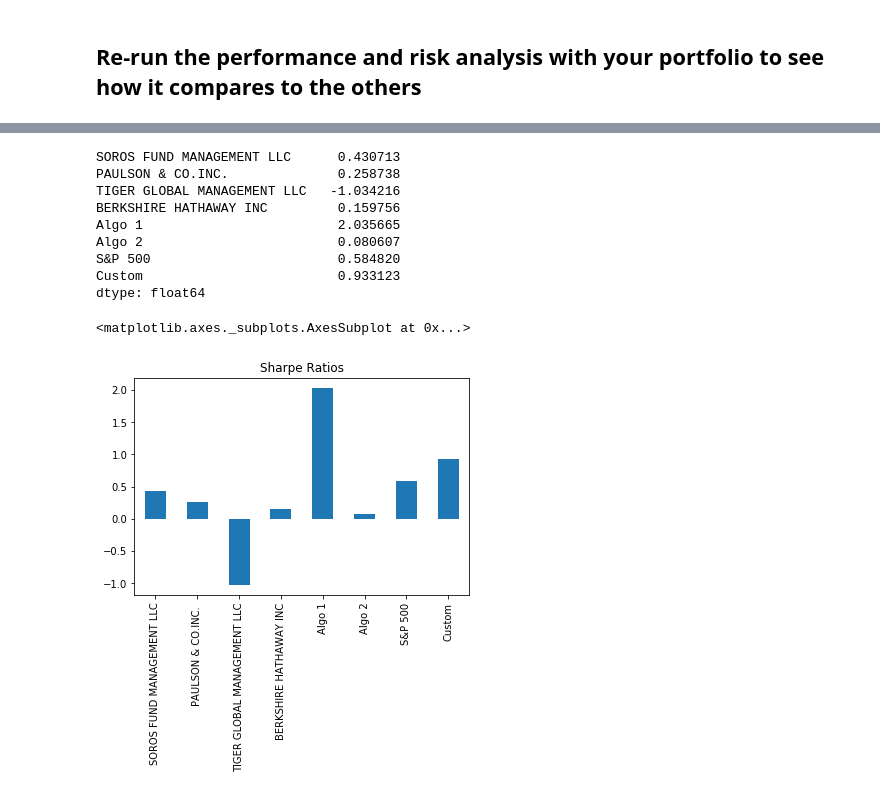
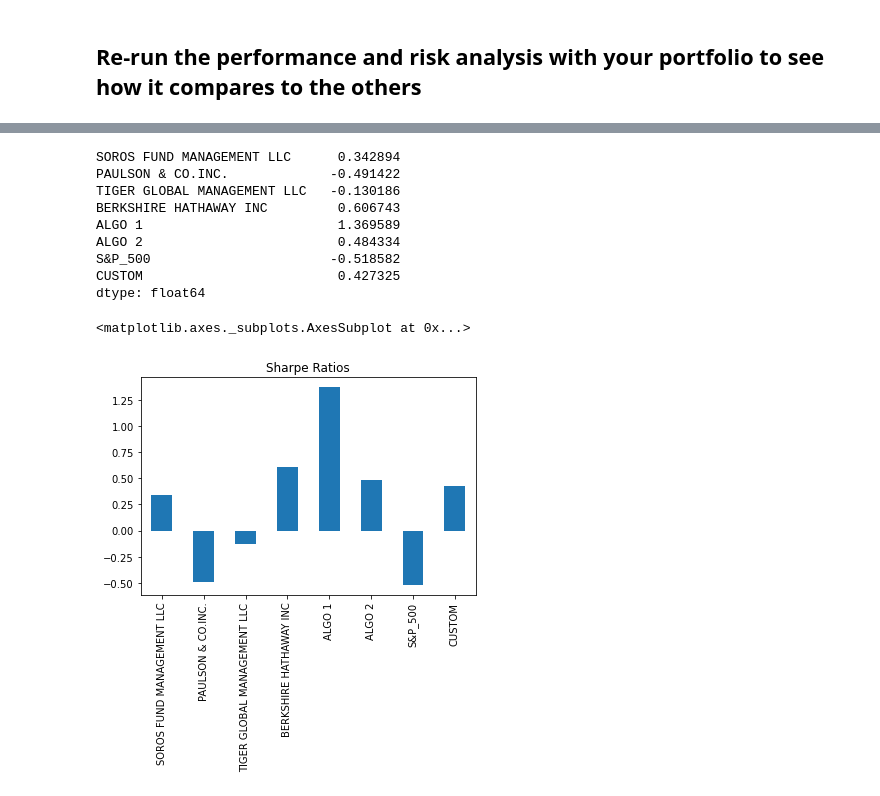
Before and after one commit to AMoran0121/Homework, a Jupyter notebook: Week 4/whale_analysis-AM.ipynb, the cells around one changed output, grey strips where cells are left out. Drawn from its saved outputs; the diff is of its cells as text; code cells hidden in the pictures.

```diff
--- a/Week 4/whale_analysis-AM.ipynb
+++ b/Week 4/whale_analysis-AM.ipynb
@@ -522,0 +516,4 @@ KeyError: 'Date'
+# %%
+# Drop Nulls
+combined_returns.dropna(inplace=True)
+combined_returns.head()
@@ -536,0 +531,5 @@ dtype: float64
+# %%
+# Calculate weighted portfolio returns
+weights = [0.33, 0.33, 0.33]
+wght_port_returns = combined_returns.dot(weights)
+wght_port_returns.head()
@@ -549,0 +546,7 @@ dtype: float64
+# %%
+# Add your "Custom" portfolio to the larger dataframe of fund returns
+combined_df = pd.concat([combined_returns_cols, wght_port_returns], axis = 'columns', join='inner')
+
+columns = ["SOROS FUND MANAGEMENT LLC", "PAULSON & CO.INC.", "TIGER GLOBAL MANAGEMENT LLC", "BERKSHIRE HATHAWAY INC", "ALGO 1", "ALGO 2", "S&P_500", "CUSTOM"]
+combined_df.columns = columns
+combined_df.tail()
@@ -574,22 +627,27 @@ dtype: float64
 # %%
 # Annualized Sharpe Ratios
 # YOUR CODE HERE
+
+combined_sharpe_df = (combined_df.mean()*252)/(combined_df.std()*np.sqrt(252))
+combined_sharpe_df
 # %% [output]
-SOROS FUND MANAGEMENT LLC      0.430713
-PAULSON & CO.INC.              0.258738
-TIGER GLOBAL MANAGEMENT LLC   -1.034216
-BERKSHIRE HATHAWAY INC         0.159756
-Algo 1                         2.035665
-Algo 2                         0.080607
-S&P 500                        0.584820
-Custom                         0.933123
+SOROS FUND MANAGEMENT LLC      0.342894
+PAULSON & CO.INC.             -0.491422
+TIGER GLOBAL MANAGEMENT LLC   -0.130186
+BERKSHIRE HATHAWAY INC         0.606743
+ALGO 1                         1.369589
+ALGO 2                         0.484334
+S&P_500                       -0.518582
+CUSTOM                         0.427325
 dtype: float64
 # %%
 # Visualize the sharpe ratios as a bar plot
 # YOUR CODE HERE
+
+combined_sharpe_df.plot(kind="bar", title="Sharpe Ratios")
 # %% [output]
 <matplotlib.axes._subplots.AxesSubplot at 0x...>
-[figure, old version]
+[figure, new version]
 # %%
 # Create a correlation analysis
 # YOUR CODE HERE
```
Also changed, not shown: parts of 27 cells of this notebook.
